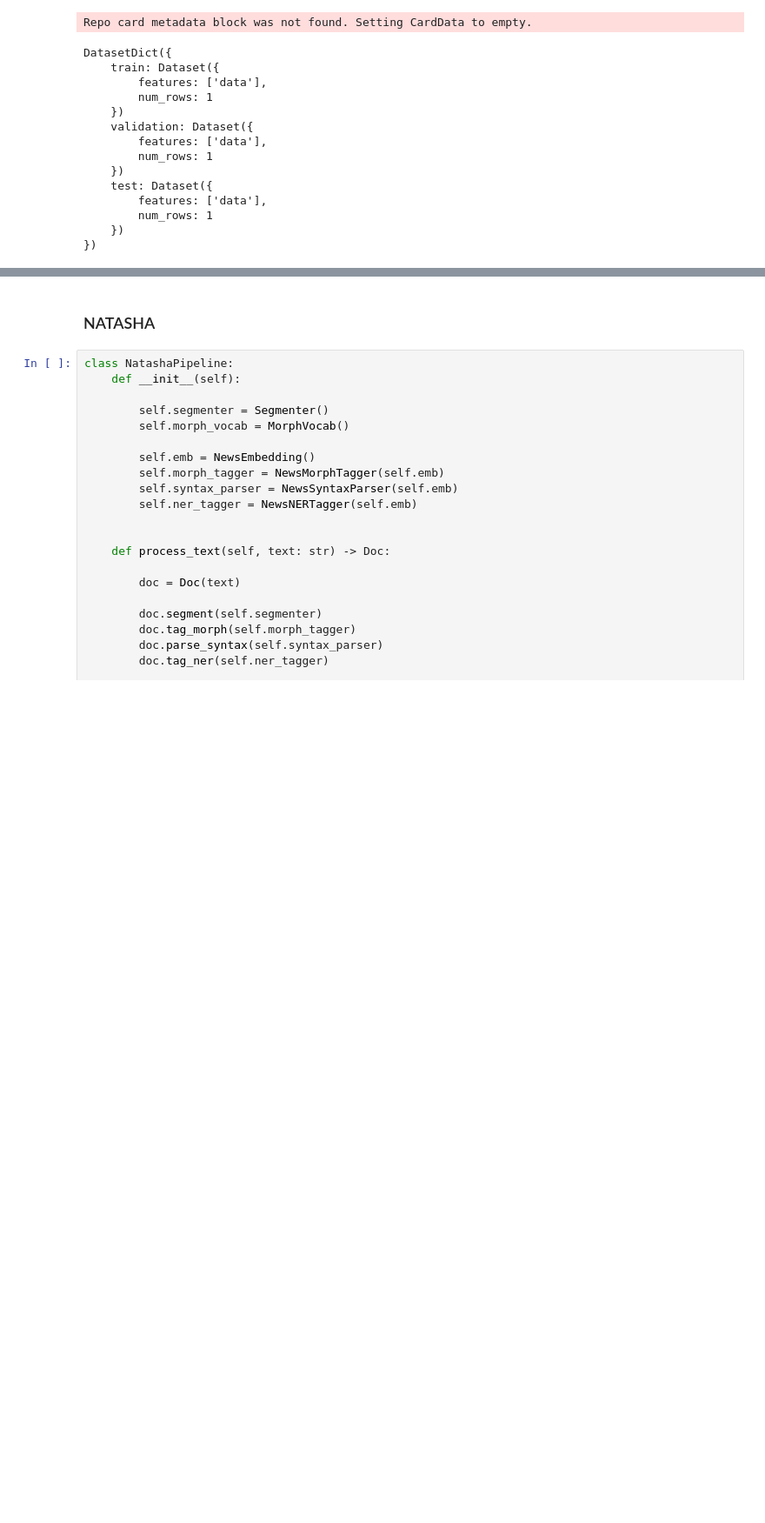
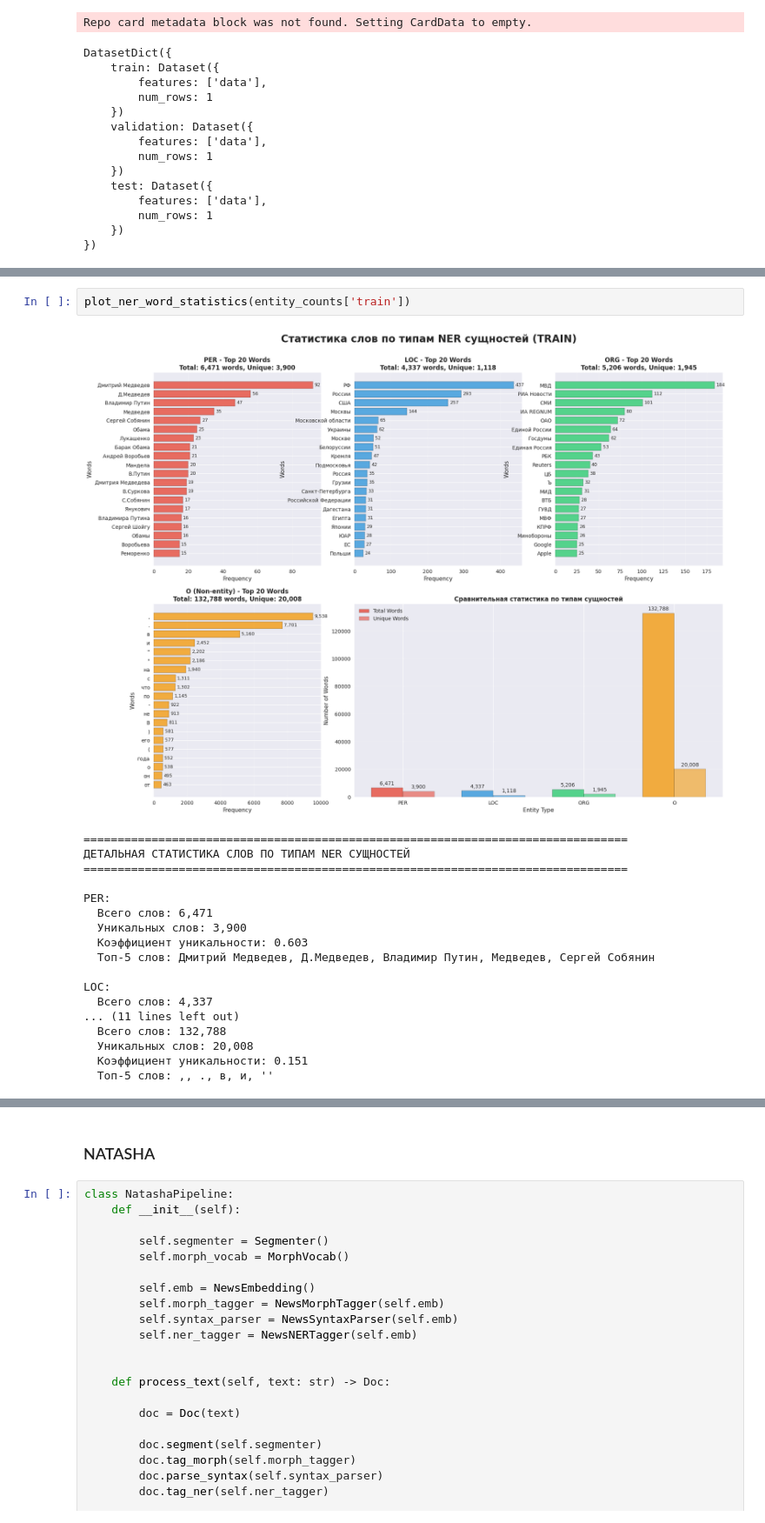
Before and after one commit to akon1te/hse-materials, a Jupyter notebook: lab1.ipynb, the cells around one changed output, grey strips where cells are left out. Shown: that part at 87% size. Cells and saved outputs as stored; diff of their text form; blank space fills up the shorter version.

```diff
--- a/lab1.ipynb
+++ b/lab1.ipynb
@@ -64,2 +47,23 @@ if VERBOSE_FLAG:
 # %% [output]
 Repo card metadata block was not found. Setting CardData to empty.
+# %%
+plot_ner_word_statistics(entity_counts['train'])
+# %% [output]
+[figure, added]
+================================================================================
+ДЕТАЛЬНАЯ СТАТИСТИКА СЛОВ ПО ТИПАМ NER СУЩНОСТЕЙ
+================================================================================
+
+PER:
+  Всего слов: 6,471
+  Уникальных слов: 3,900
+  Коэффициент уникальности: 0.603
+  Топ-5 слов: Дмитрий Медведев, Д.Медведев, Владимир Путин, Медведев, Сергей Собянин
+
+LOC:
+  Всего слов: 4,337
+... (11 lines left out)
+  Всего слов: 132,788
+  Уникальных слов: 20,008
+  Коэффициент уникальности: 0.151
+  Топ-5 слов: ,, ., в, и, ''
```
Also changed, not shown: parts of 7 cells of this notebook.
